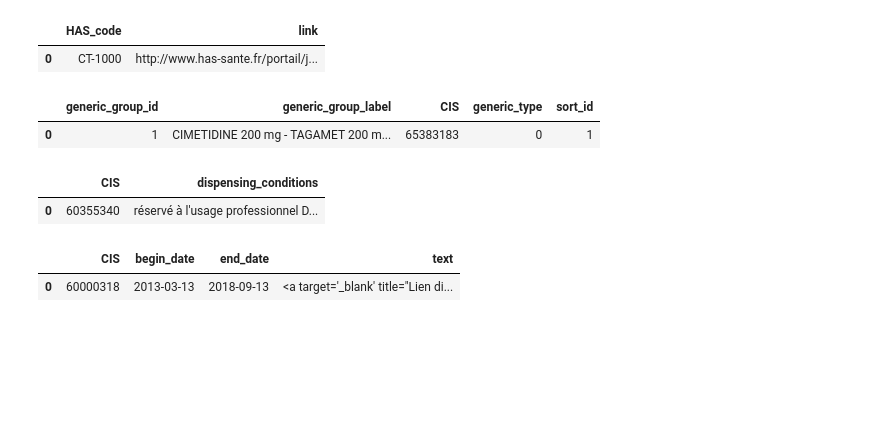
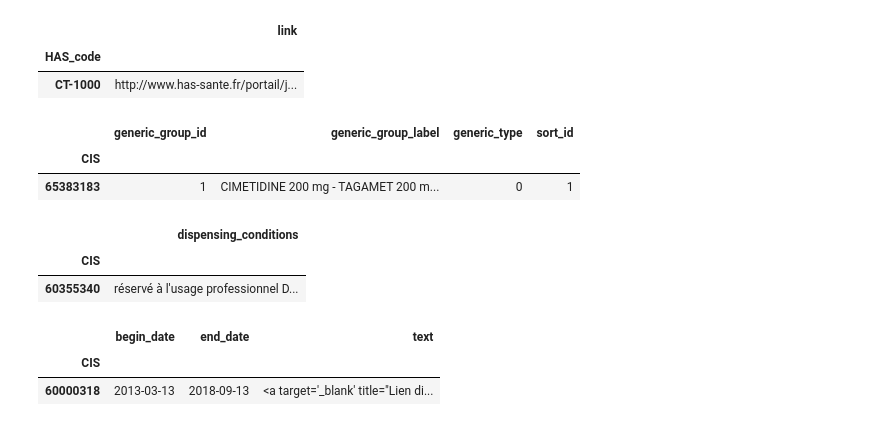
Before and after one commit to Alsyia/IS3024-data-mining, a Jupyter notebook: Medicmining.ipynb, the cells around one changed output. Cells and saved outputs as stored; diff of their text form; code cells hidden in the pictures; blank space fills up the shorter version.

```diff
--- a/Medicmining.ipynb
+++ b/Medicmining.ipynb
@@ -92,31 +135,37 @@ has_links_names = ["HAS_code",
             "link"]
 
 has_links = pd.read_table("./Data/HAS_LiensPageCT_bdpm.txt", names=has_links_names, encoding="latin-1", index_col=False)
+has_links=has_links.set_index("HAS_code")
 has_links.head(n=1)
 # %% [output]
-|  | HAS_code | link |
-| 0 | CT-1000 | http://www.has-sante.fr/portail/j... |
+|  | link |
+| HAS_code |  |
+| CT-1000 | http://www.has-sante.fr/portail/j... |
 # %%
 generic_drugs_names = ["generic_group_id",
                       "generic_group_label",
                       "CIS",
                       "generic_type",
                       "sort_id"]
 
 generic_drugs = pd.read_table("./Data/CIS_GENER_bdpm.txt", names=generic_drugs_names, encoding="latin-1", index_col=False)
+generic_drugs=generic_drugs.set_index("CIS")
 generic_drugs.head(n=1)
 # %% [output]
-|  | generic_group_id | generic_group_label | CIS | generic_type | sort_id |
-| 0 | 1 | CIMETIDINE 200 mg - TAGAMET 200 m... | 65383183 | 0 | 1 |
+|  | generic_group_id | generic_group_label | generic_type | sort_id |
+| CIS |  |  |  |  |
+| 65383183 | 1 | CIMETIDINE 200 mg - TAGAMET 200 m... | 0 | 1 |
 # %%
 drugs_dispensing_conditions_names = ["CIS",
                             "dispensing_conditions"]
 
 drug_dispensing_conditions = pd.read_table("./Data/CIS_CPD_bdpm.txt", names=drugs_dispensing_conditions_names, encoding="latin-1", index_col=False)
+drug_dispensing_conditions=drug_dispensing_conditions.set_index("CIS")
 drug_dispensing_conditions.head(n=1)
 # %% [output]
-|  | CIS | dispensing_conditions |
-| 0 | 60355340 | réservé à l'usage professionnel D... |
+|  | dispensing_conditions |
+| CIS |  |
+| 60355340 | réservé à l'usage professionnel D... |
 # %%
 important_informations_names = ["CIS",
                                "begin_date",
@@ -124,7 +173,9 @@ important_informations_names = ["CIS",
                                "text"]
 
 important_informations = pd.read_table("./Data/CIS_InfoImportantes_20180316125730_bdpm.txt", names=important_informations_names, encoding="latin-1", index_col=False, engine="python")
+important_informations=important_informations.set_index("CIS")
 important_informations.head(n=1)
 # %% [output]
-|  | CIS | begin_date | end_date | text |
-| 0 | 60000318 | 2013-03-13 | 2018-09-13 | <a target='_blank' title="Lien di... |
+|  | begin_date | end_date | text |
+| CIS |  |  |  |
+| 60000318 | 2013-03-13 | 2018-09-13 | <a target='_blank' title="Lien di... |
```
Also changed, not shown: parts of 12 cells of this notebook.
